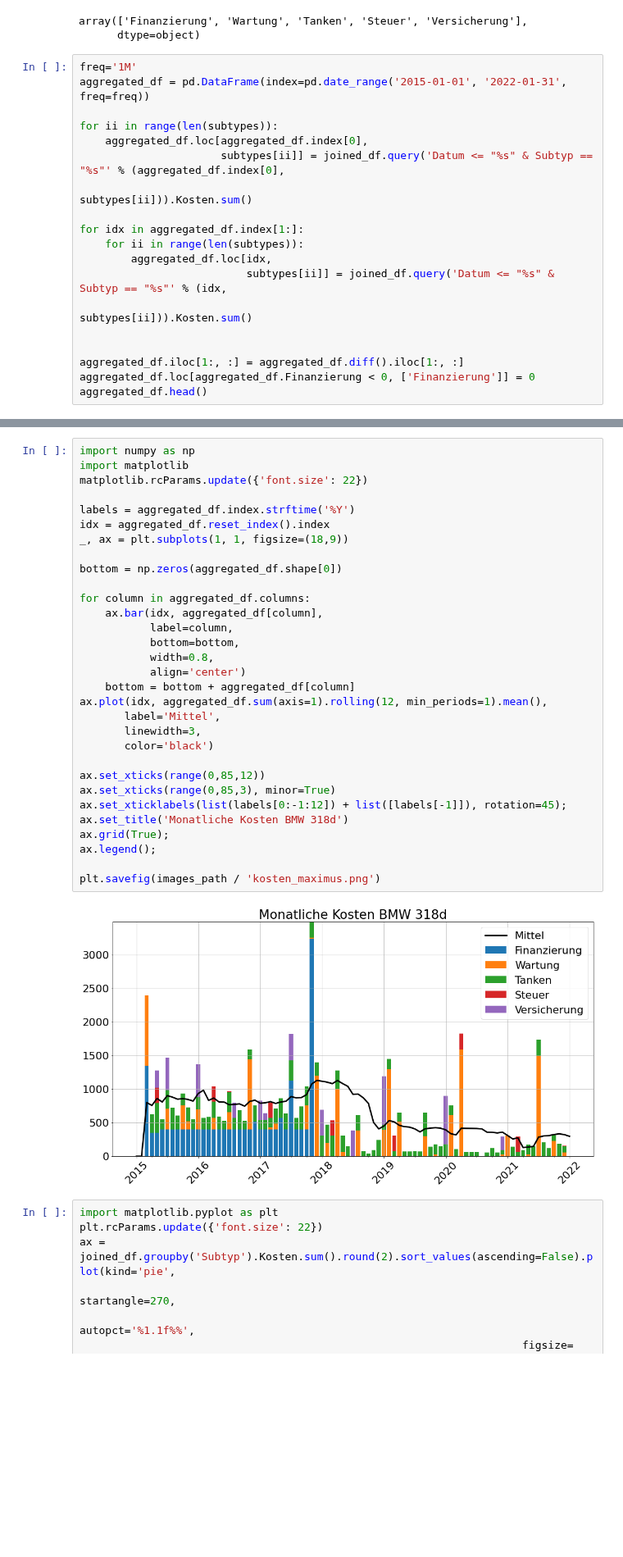
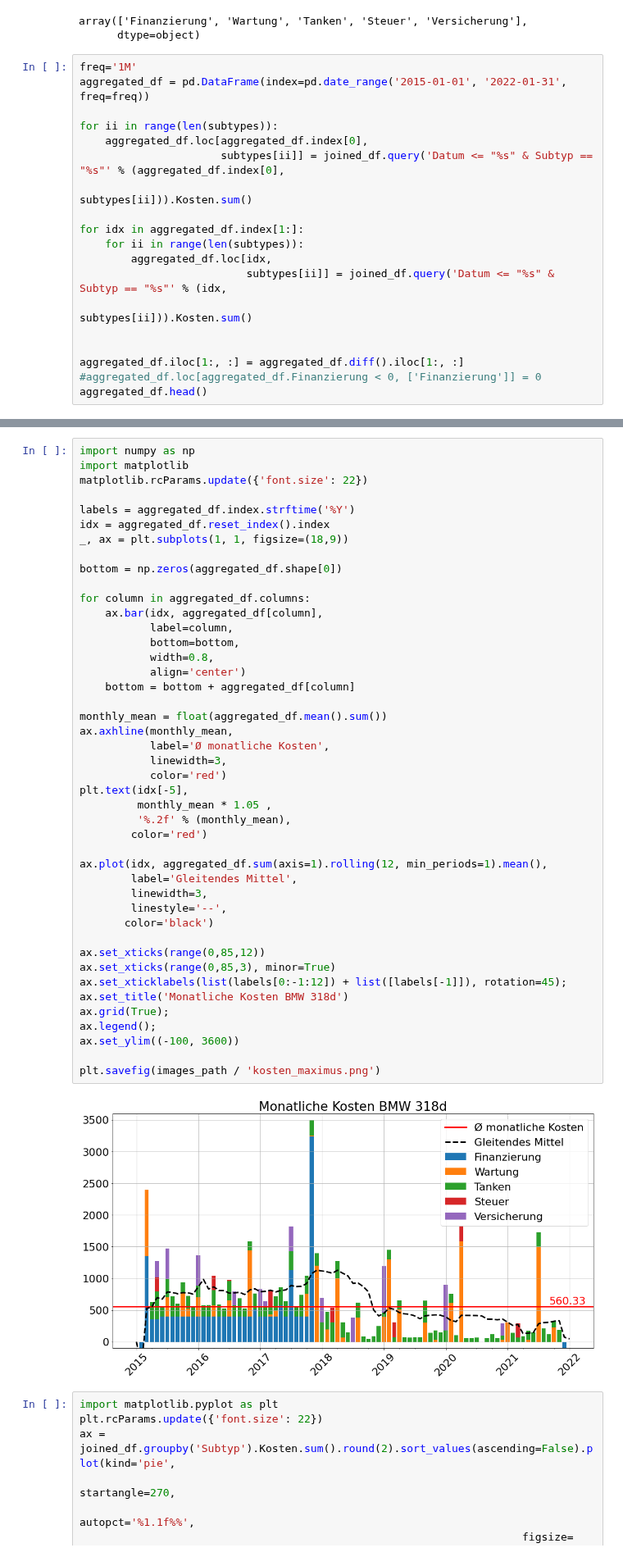
Before and after one commit to schorschie/car_cost_comparisons, a Jupyter notebook: Kostenabrechnung_Maximus.ipynb, the cells around one changed output, grey strips where cells are left out. Shown at 82% size. Saved outputs shown, nothing was run; the diff lists cells and outputs as text; blank space fills up the shorter version.

Commit message:
Fix type Kasse and monthly cost

```diff
--- a/Kostenabrechnung_Maximus.ipynb
+++ b/Kostenabrechnung_Maximus.ipynb
@@ -106,7 +106,7 @@ for idx in aggregated_df.index[1:]:
 
 
 aggregated_df.iloc[1:, :] = aggregated_df.diff().iloc[1:, :]
-aggregated_df.loc[aggregated_df.Finanzierung < 0, ['Finanzierung']] = 0
+#aggregated_df.loc[aggregated_df.Finanzierung < 0, ['Finanzierung']] = 0
 aggregated_df.head()
 # %% [output]
 |  | Finanzierung | Wartung | Tanken | Steuer | Versicherung |
@@ -118,36 +127,49 @@ aggregated_df.head()
 # %%
 import numpy as np
 import matplotlib
 matplotlib.rcParams.update({'font.size': 22})
 
 labels = aggregated_df.index.strftime('%Y')
 idx = aggregated_df.reset_index().index
 _, ax = plt.subplots(1, 1, figsize=(18,9))
 
 bottom = np.zeros(aggregated_df.shape[0])
 
 for column in aggregated_df.columns:
     ax.bar(idx, aggregated_df[column],
            label=column,
            bottom=bottom,
            width=0.8,
            align='center')
     bottom = bottom + aggregated_df[column]
+
+monthly_mean = float(aggregated_df.mean().sum())
+ax.axhline(monthly_mean,
+           label='Ø monatliche Kosten',
+           linewidth=3,
+           color='red')
+plt.text(idx[-5],
+         monthly_mean * 1.05 ,
+         '%.2f' % (monthly_mean),
+        color='red')
+
 ax.plot(idx, aggregated_df.sum(axis=1).rolling(12, min_periods=1).mean(),
-       label='Mittel',
-       linewidth=3,
+        label='Gleitendes Mittel',
+        linewidth=3,
+        linestyle='--',
        color='black')
 
 ax.set_xticks(range(0,85,12))
 ax.set_xticks(range(0,85,3), minor=True)
 ax.set_xticklabels(list(labels[0:-1:12]) + list([labels[-1]]), rotation=45);
 ax.set_title('Monatliche Kosten BMW 318d')
 ax.grid(True);
 ax.legend();
+ax.set_ylim((-100, 3600))
 
 plt.savefig(images_path / 'kosten_maximus.png')
 # %% [output]
-[figure, old version]
+[figure, new version]
 # %%
 import matplotlib.pyplot as plt
 plt.rcParams.update({'font.size': 22})
```
Also changed, not shown: parts of 2 cells of this notebook, 3 other files.
